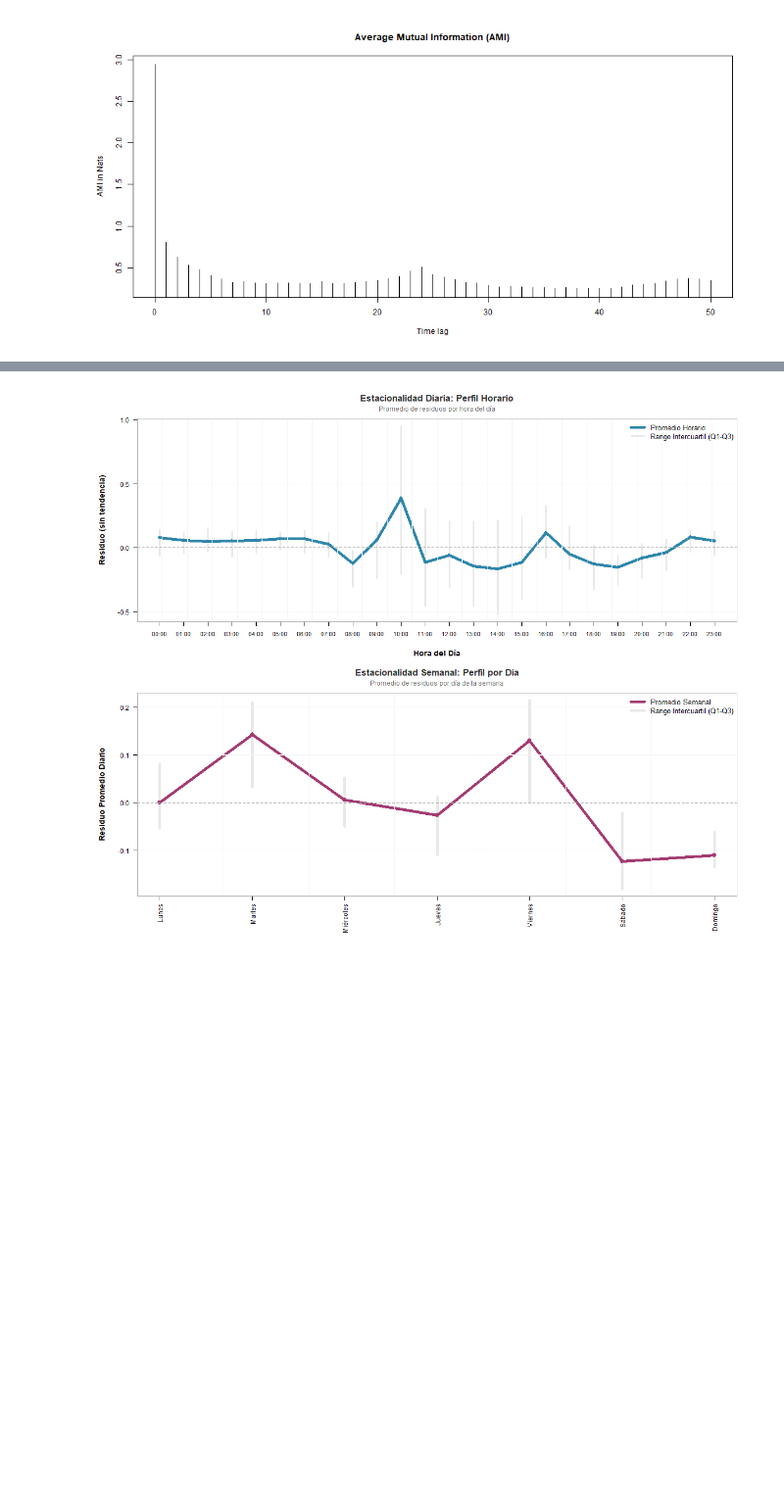
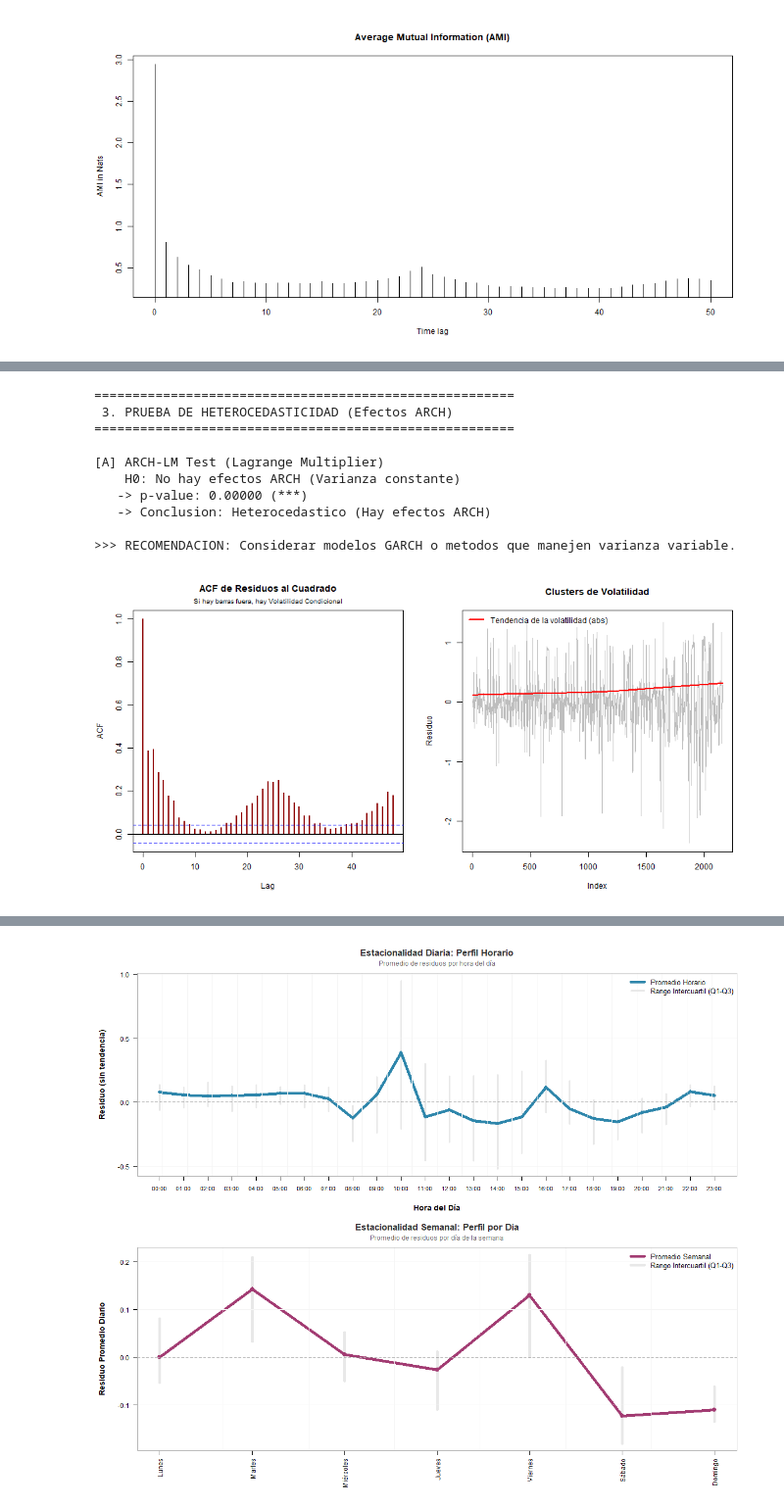
Before and after one commit to Plealm/Prediccion_Probabilistica, a Jupyter notebook: codigo_final_organizado/Aplicaciones/Aplicaciones_con_analisis/electricity_analisis.ipynb, the cells around one changed output, grey strips where cells are left out. Shown at 98% size. Saved outputs shown, nothing was run; the diff lists cells and outputs as text; code cells hidden in the pictures; blank space fills up the shorter version.

```diff
--- a/codigo_final_organizado/Aplicaciones/Aplicaciones_con_analisis/electricity_analisis.ipynb
+++ b/codigo_final_organizado/Aplicaciones/Aplicaciones_con_analisis/electricity_analisis.ipynb
@@ -335,0 +811,44 @@ mi <- mutualInformation(df_r$Trend_Removed, lag.max = 50, n.partitions = 50,
+# %%
+%%R -w 1000 -h 500
+
+serie_residuos <- na.omit(df_r$Trend_Removed)
+
+par(mfrow=c(1,2))
+
+# 1. ACF de los residuos al cuadrado (Proxy visual de heterocedasticidad)
+acf(serie_residuos^2, lag.max=48, main="ACF de Residuos al Cuadrado", col="darkred", lwd=2)
+mtext("Si hay barras fuera, hay Volatilidad Condicional", side=3, line=0.5, cex=0.8)
+
+# 2. Test McLeod-Li visual
+# (Requiere librería TSA o forecast checkresiduals, pero podemos hacerlo manual con Ljung-Box en cuadrados)
+# Aquí hacemos un gráfico simple de los residuos
+plot(serie_residuos, type="l", col="gray", main="Clusters de Volatilidad", ylab="Residuo")
+lines(lowess(abs(serie_residuos)), col="red", lwd=2)
+legend("topleft", legend="Tendencia de la volatilidad (abs)", col="red", lwd=2, bty="n")
+
+# --- REPORTE ---
+cat("\n=======================================================\n")
+cat(" 3. PRUEBA DE HETEROCEDASTICIDAD (Efectos ARCH)\n")
+cat("=======================================================\n")
+
+# Test ARCH-LM
+cat("\n[A] ARCH-LM Test (Lagrange Multiplier)\n")
+cat("    H0: No hay efectos ARCH (Varianza constante)\n")
+test_arch <- ArchTest(serie_residuos, lags=24) # Lag 24 por ciclo diario
+interpret_p(test_arch$p.value, h0_desc="Homocedastico (Varianza estable)", h1_desc="Heterocedastico (Hay efectos ARCH)")
+
+if(test_arch$p.value < 0.05) {
+    cat("\n>>> RECOMENDACION: Considerar modelos GARCH o metodos que manejen varianza variable.\n")
+}
+# %% [output]
+=======================================================
+ 3. PRUEBA DE HETEROCEDASTICIDAD (Efectos ARCH)
+=======================================================
+
+[A] ARCH-LM Test (Lagrange Multiplier)
+    H0: No hay efectos ARCH (Varianza constante)
+   -> p-value: 0.00000 (***)
+   -> Conclusion: Heterocedastico (Hay efectos ARCH)
+
+>>> RECOMENDACION: Considerar modelos GARCH o metodos que manejen varianza variable.
+[figure, added]
```
Also changed, not shown: parts of 8 cells of this notebook.
